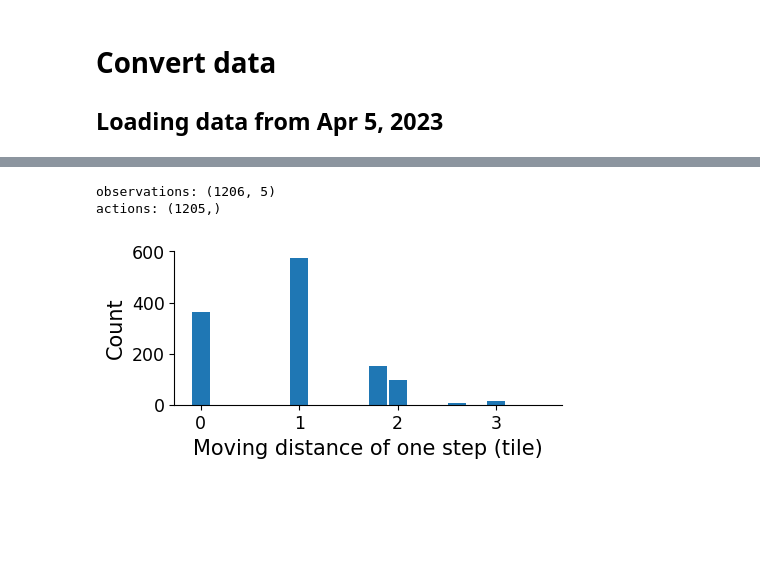
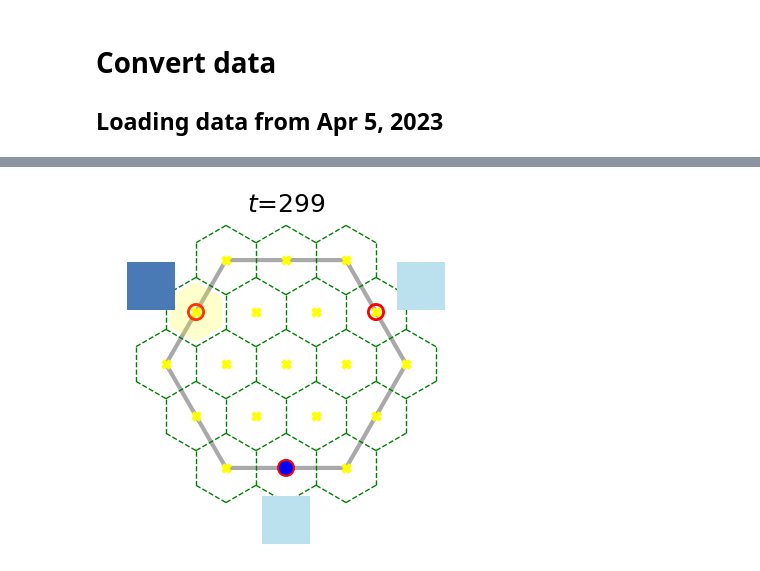
Before and after one commit to XaqLab/hex-arena, a Jupyter notebook: load-data.ipynb, the cells around one changed output, grey strips where cells are left out. Saved outputs shown, nothing was run; the diff lists cells and outputs as text; code cells hidden in the pictures; blank space fills up the shorter version.

```diff
--- a/load-data.ipynb
+++ b/load-data.ipynb
@@ -56,25 +80,8 @@ Block 3
-# %%
-from hexarena.utils import discretize_monkey_data, extract_observation_action
-
-env_data = discretize_monkey_data(block_data, env)
-observations, actions = extract_observation_action(env_data, env)
-print('observations: {}'.format(observations.shape))
-print('actions: {}'.format(actions.shape))
-# %% [output]
-observations: (1206, 5)
-actions: (1205,)
-# %%
-ds = []
-for i in range(len(actions)):
-    x1, y1 = env.arena.anchors[observations[i+1, 0]]
-    x0, y0 = env.arena.anchors[observations[i, 0]]
-    ds.append(((x1-x0)**2+(y1-y0)**2)**0.5)
-ds = np.array(ds)*env.arena.resol
-
-_, ax = plt.subplots(figsize=(5, 2))
-ax.hist(ds, np.arange(-0.1, ds.max(), 0.2), rwidth=0.9)
-ax.set_xlabel('Moving distance of one step (tile)')
-ax.set_ylabel('Count')
-plt.show()
-# %% [output]
-[figure, removed]
+# %%
+fig, ani = env.play_episode(
+    env_data['pos'], env_data['gaze'], env_data['colors'],
+    env_data['push'], env_data['success'], num_steps=300,
+    aname='block_{:02d}.gif'.format(block_idx+1),
+)
+# %% [output]
+[figure, added]
```
Also changed, not shown: parts of 1 cell of this notebook, 2 other files.
